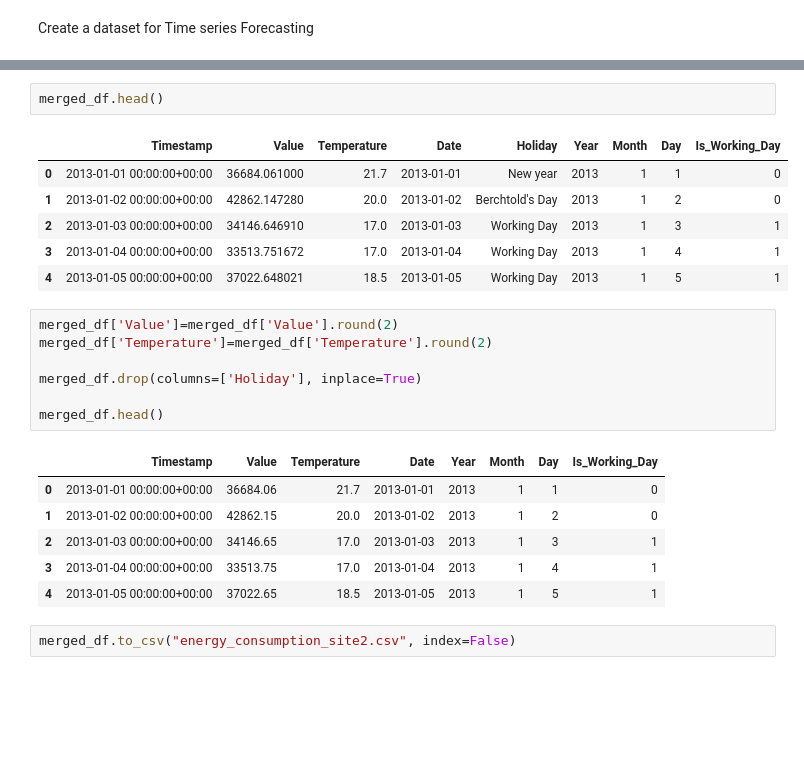
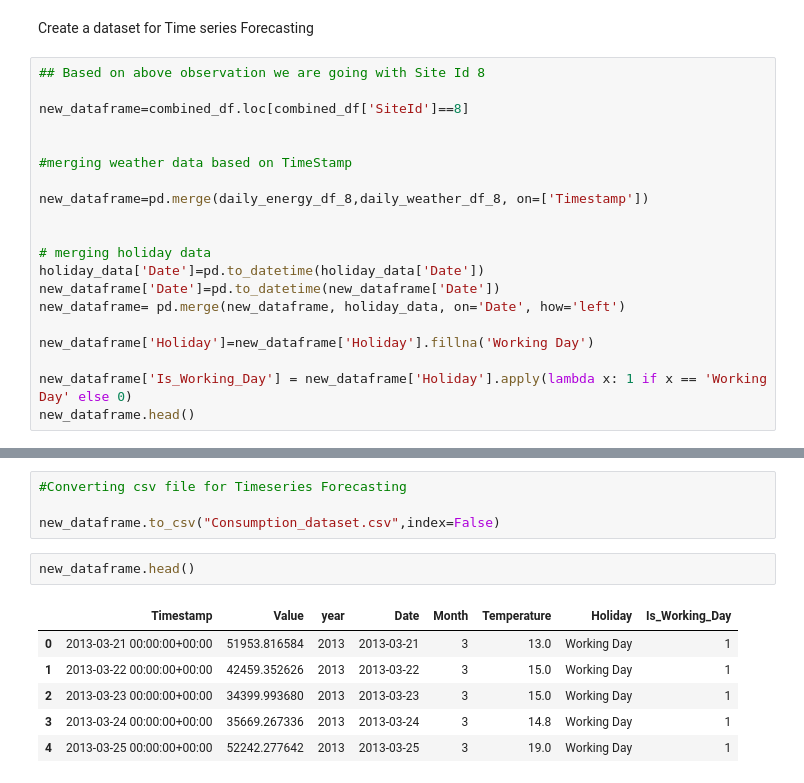
Before and after one commit to Melbinmatheew/Energy-Consumption-Forcasting, a Jupyter notebook: Notebooks/Data Preprocessing.ipynb, the cells around one changed output, grey strips where cells are left out. Drawn from its saved outputs; the diff is of its cells as text; blank space fills up the shorter version.

Commit message:
New model creation and creating csv file for site id 8

```diff
--- a/Notebooks/Data Preprocessing.ipynb
+++ b/Notebooks/Data Preprocessing.ipynb
@@ -887,2 +884,22 @@ plt.show()
 # %% [markdown]
 Create a dataset for Time series Forecasting
+# %%
+## Based on above observation we are going with Site Id 8
+
+new_dataframe=combined_df.loc[combined_df['SiteId']==8]
+
+
+#merging weather data based on TimeStamp
+
+new_dataframe=pd.merge(daily_energy_df_8,daily_weather_df_8, on=['Timestamp'])
+
+
+# merging holiday data
+holiday_data['Date']=pd.to_datetime(holiday_data['Date'])
+new_dataframe['Date']=pd.to_datetime(new_dataframe['Date'])
+new_dataframe= pd.merge(new_dataframe, holiday_data, on='Date', how='left')
+
+new_dataframe['Holiday']=new_dataframe['Holiday'].fillna('Working Day')
+
+new_dataframe['Is_Working_Day'] = new_dataframe['Holiday'].apply(lambda x: 1 if x == 'Working Day' else 0)
+new_dataframe.head()
@@ -889,25 +947,13 @@ Create a dataset for Time series Forecasting
+# %%
+#Converting csv file for Timeseries Forecasting
+
+new_dataframe.to_csv("Consumption_dataset.csv",index=False)
 # %%
-merged_df.head()
+new_dataframe.head()
 # %% [output]
-|  | Timestamp | Value | Temperature | Date | Holiday | Year | Month | Day | Is_Working_Day |
-| 0 | 2013-01-01 00:00:00+00:00 | 36684.061000 | 21.7 | 2013-01-01 | New year | 2013 | 1 | 1 | 0 |
-| 1 | 2013-01-02 00:00:00+00:00 | 42862.147280 | 20.0 | 2013-01-02 | Berchtold's Day | 2013 | 1 | 2 | 0 |
-| 2 | 2013-01-03 00:00:00+00:00 | 34146.646910 | 17.0 | 2013-01-03 | Working Day | 2013 | 1 | 3 | 1 |
-| 3 | 2013-01-04 00:00:00+00:00 | 33513.751672 | 17.0 | 2013-01-04 | Working Day | 2013 | 1 | 4 | 1 |
-| 4 | 2013-01-05 00:00:00+00:00 | 37022.648021 | 18.5 | 2013-01-05 | Working Day | 2013 | 1 | 5 | 1 |
+|  | Timestamp | Value | year | Date | Month | Temperature | Holiday | Is_Working_Day |
+| 0 | 2013-03-21 00:00:00+00:00 | 51953.816584 | 2013 | 2013-03-21 | 3 | 13.0 | Working Day | 1 |
+| 1 | 2013-03-22 00:00:00+00:00 | 42459.352626 | 2013 | 2013-03-22 | 3 | 15.0 | Working Day | 1 |
+| 2 | 2013-03-23 00:00:00+00:00 | 34399.993680 | 2013 | 2013-03-23 | 3 | 15.0 | Working Day | 1 |
+| 3 | 2013-03-24 00:00:00+00:00 | 35669.267336 | 2013 | 2013-03-24 | 3 | 14.8 | Working Day | 1 |
+| 4 | 2013-03-25 00:00:00+00:00 | 52242.277642 | 2013 | 2013-03-25 | 3 | 19.0 | Working Day | 1 |
-# %%
-merged_df['Value']=merged_df['Value'].round(2)
-merged_df['Temperature']=merged_df['Temperature'].round(2)
-
-merged_df.drop(columns=['Holiday'], inplace=True)
-
-merged_df.head()
-# %% [output]
-|  | Timestamp | Value | Temperature | Date | Year | Month | Day | Is_Working_Day |
-| 0 | 2013-01-01 00:00:00+00:00 | 36684.06 | 21.7 | 2013-01-01 | 2013 | 1 | 1 | 0 |
-| 1 | 2013-01-02 00:00:00+00:00 | 42862.15 | 20.0 | 2013-01-02 | 2013 | 1 | 2 | 0 |
-| 2 | 2013-01-03 00:00:00+00:00 | 34146.65 | 17.0 | 2013-01-03 | 2013 | 1 | 3 | 1 |
-| 3 | 2013-01-04 00:00:00+00:00 | 33513.75 | 17.0 | 2013-01-04 | 2013 | 1 | 4 | 1 |
-| 4 | 2013-01-05 00:00:00+00:00 | 37022.65 | 18.5 | 2013-01-05 | 2013 | 1 | 5 | 1 |
-# %%
-merged_df.to_csv("energy_consumption_site2.csv", index=False)
```
Also changed, not shown: parts of 14 cells of this notebook, 2 other files.
